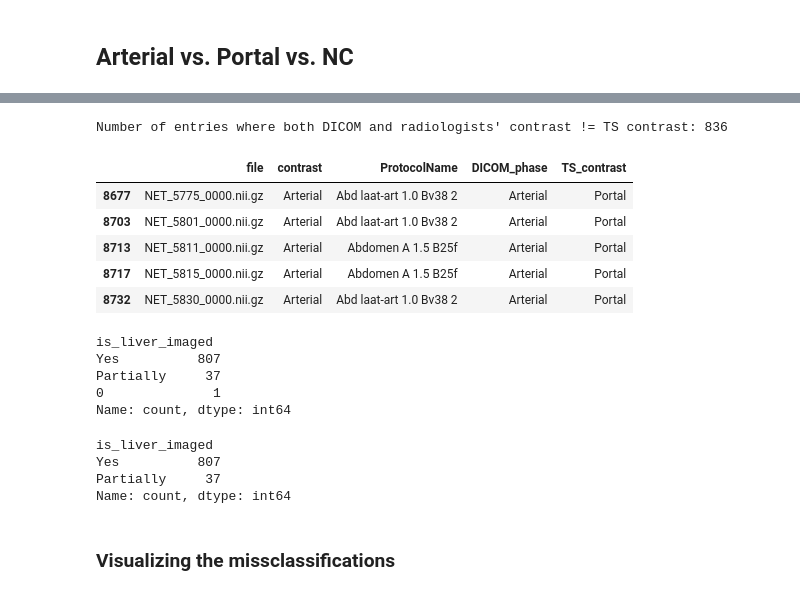
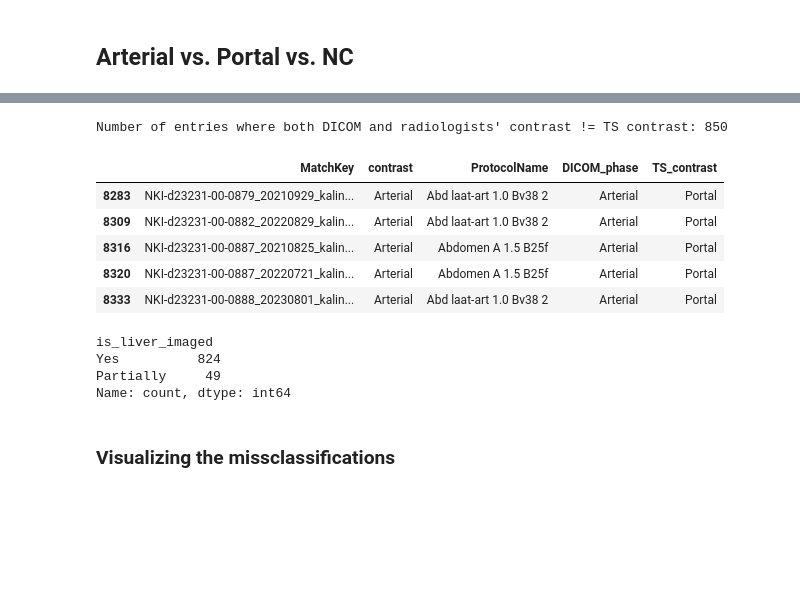
Before and after one commit to ljestaciocerquin/contrast_phase, a Jupyter notebook: TS/TS_results.ipynb, the cells around one changed output, grey strips where cells are left out. Cells and saved outputs as stored; diff of their text form; code cells hidden in the pictures; blank space fills up the shorter version.

```diff
--- a/TS/TS_results.ipynb
+++ b/TS/TS_results.ipynb
@@ -57,7 +57,7 @@ ts_data   # Error processing /mnt/rhea/data_private/IRBd23-231/GEPNETs/ARTINET/N
 # %% [markdown]
 ### Merge
 # %%
-data = pd.read_csv("/projects/net_contrast_classification/contrast_phase/data/cleaned_data_1.csv")
+data = pd.read_csv("/projects/net_contrast_classification/contrast_phase/data/cleaned_data/final_data.csv")
 merged_data = pd.merge(data, ts_data, left_on=["MatchKey"], right_on=["file"], how = 'left', suffixes=('', '_ts'))
 merged_data.info()
 # %% [output]
@@ -322,35 +343,26 @@ TS predicted the correct DICOM label for 25/861 entries.
 # %%
 misclass_dicom = misclassified[
     (misclassified['TS_contrast'] != misclassified['DICOM_phase']) |
     (misclassified['DICOM_phase'].isna())
-][['file', 'contrast','ProtocolName', 'DICOM_phase', 'TS_contrast']]
+][['MatchKey', 'contrast','ProtocolName', 'DICOM_phase', 'TS_contrast']]
 
 print('Number of entries where both DICOM and radiologists\' contrast != TS contrast:', len(misclass_dicom))
 misclass_dicom.tail(5)
 # %% [output]
-Number of entries where both DICOM and radiologists' contrast != TS contrast: 836
+Number of entries where both DICOM and radiologists' contrast != TS contrast: 850
-|  | file | contrast | ProtocolName | DICOM_phase | TS_contrast |
-| 8677 | NET_5775_0000.nii.gz | Arterial | Abd laat-art 1.0 Bv38 2 | Arterial | Portal |
-| 8703 | NET_5801_0000.nii.gz | Arterial | Abd laat-art 1.0 Bv38 2 | Arterial | Portal |
-| 8713 | NET_5811_0000.nii.gz | Arterial | Abdomen A 1.5 B25f | Arterial | Portal |
-| 8717 | NET_5815_0000.nii.gz | Arterial | Abdomen A 1.5 B25f | Arterial | Portal |
-| 8732 | NET_5830_0000.nii.gz | Arterial | Abd laat-art 1.0 Bv38 2 | Arterial | Portal |
+|  | MatchKey | contrast | ProtocolName | DICOM_phase | TS_contrast |
+| 8283 | NKI-d23231-00-0879_20210929_kalin... | Arterial | Abd laat-art 1.0 Bv38 2 | Arterial | Portal |
+| 8309 | NKI-d23231-00-0882_20220829_kalin... | Arterial | Abd laat-art 1.0 Bv38 2 | Arterial | Portal |
+| 8316 | NKI-d23231-00-0887_20210825_kalin... | Arterial | Abdomen A 1.5 B25f | Arterial | Portal |
+| 8320 | NKI-d23231-00-0887_20220721_kalin... | Arterial | Abdomen A 1.5 B25f | Arterial | Portal |
+| 8333 | NKI-d23231-00-0888_20230801_kalin... | Arterial | Abd laat-art 1.0 Bv38 2 | Arterial | Portal |
 # %%
 misclassified.is_liver_imaged.value_counts()
 # %% [output]
 is_liver_imaged
-Yes          807
-Partially     37
-0              1
+Yes          824
+Partially     49
 Name: count, dtype: int64
-# %%
-misclassified = misclassified[misclassified.is_liver_imaged != '0']
-misclassified.is_liver_imaged.value_counts()
-# %% [output]
-is_liver_imaged
-Yes          807
-Partially     37
-Name: count, dtype: int64
 # %% [markdown]
 ### Visualizing the missclassifications
 # %%
```
Also changed, not shown: parts of 44 cells of this notebook, 1 other file.
